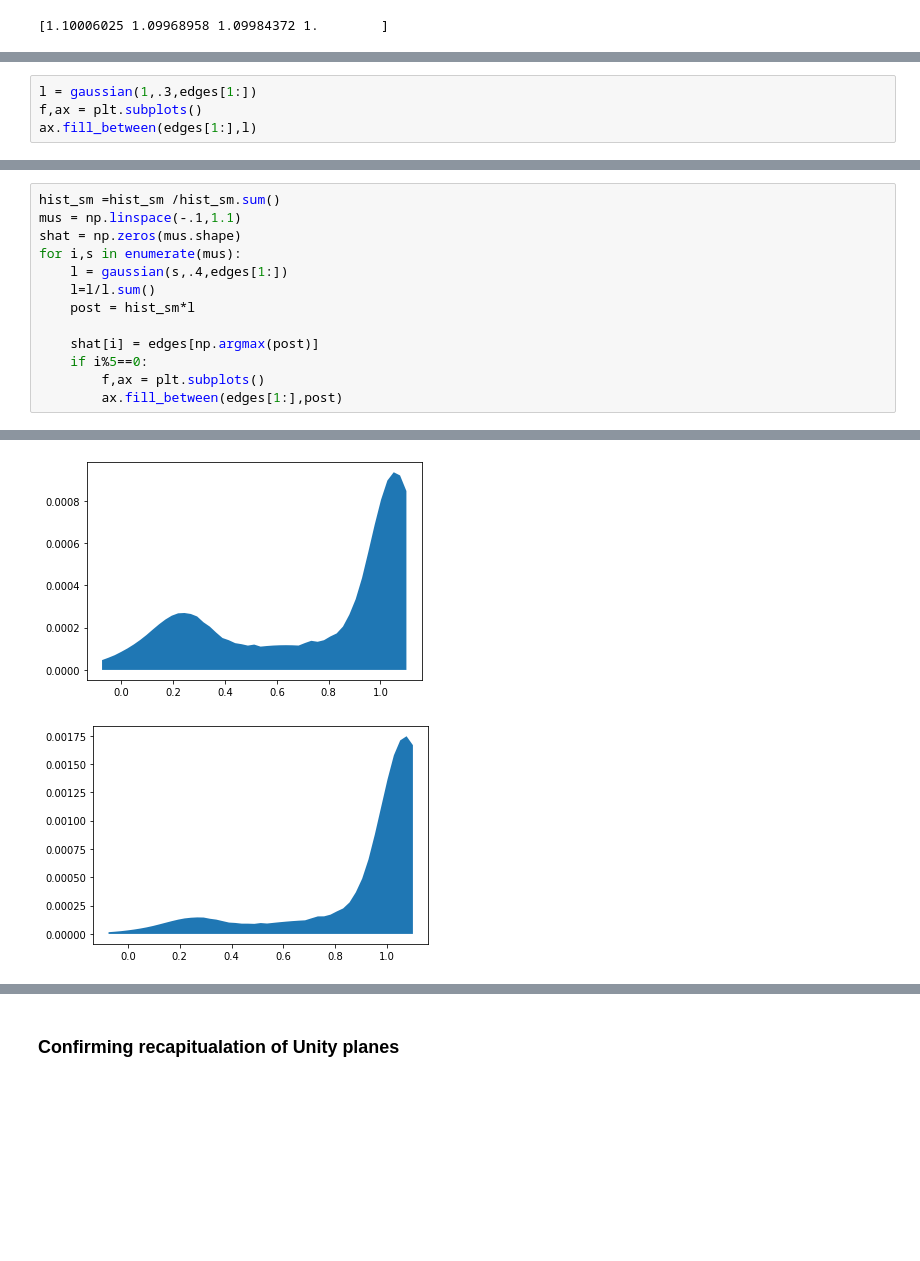
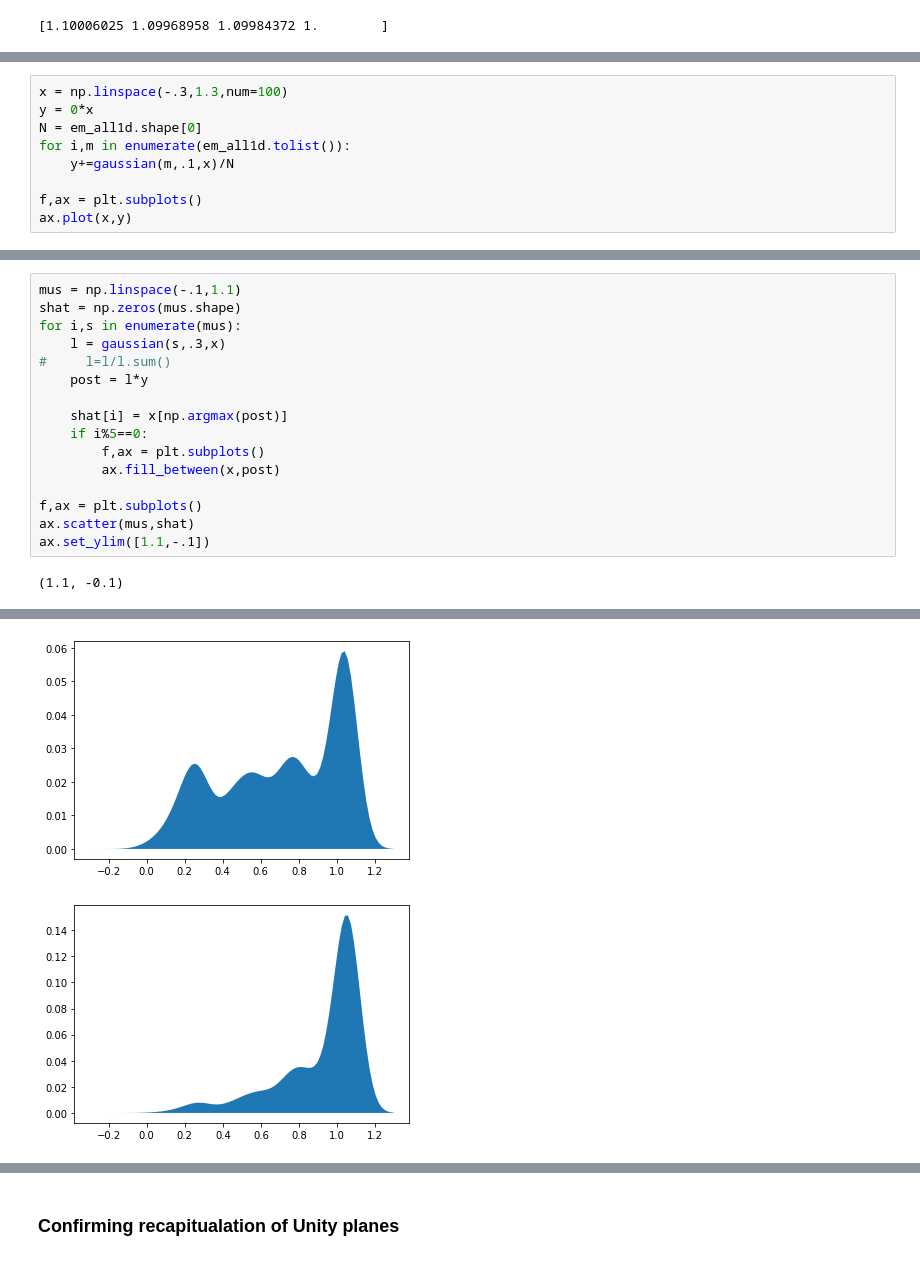
Before and after one commit to GiocomoLab/PlittGiocomo_2021, a Jupyter notebook: Prior4D.ipynb, the cells around one changed output, grey strips where cells are left out. Cells and saved outputs as stored; diff of their text form; blank space fills up the shorter version.

```diff
--- a/Prior4D.ipynb
+++ b/Prior4D.ipynb
@@ -132,4 +135,0 @@ hist_sm = sp.ndimage.filters.gaussian_filter1d(hist,4)
-# %%
-l = gaussian(1,.3,edges[1:])
-f,ax = plt.subplots()
-ax.fill_between(edges[1:],l)
@@ -138,0 +136,9 @@ ax.fill_between(edges[1:],l)
+# %%
+x = np.linspace(-.3,1.3,num=100)
+y = 0*x
+N = em_all1d.shape[0]
+for i,m in enumerate(em_all1d.tolist()):
+    y+=gaussian(m,.1,x)/N
+
+f,ax = plt.subplots()
+ax.plot(x,y)
@@ -139,14 +148,18 @@ ax.fill_between(edges[1:],l)
 # %%
-hist_sm =hist_sm /hist_sm.sum()
 mus = np.linspace(-.1,1.1)
 shat = np.zeros(mus.shape)
 for i,s in enumerate(mus):
-    l = gaussian(s,.4,edges[1:])
-    l=l/l.sum()
-    post = hist_sm*l
+    l = gaussian(s,.3,x)
+#     l=l/l.sum()
+    post = l*y
 
-    shat[i] = edges[np.argmax(post)]
+    shat[i] = x[np.argmax(post)]
     if i%5==0:
         f,ax = plt.subplots()
-        ax.fill_between(edges[1:],post)
+        ax.fill_between(x,post)
+
+f,ax = plt.subplots()
+ax.scatter(mus,shat)
+ax.set_ylim([1.1,-.1])
 # %% [output]
+(1.1, -0.1)
@@ -159,2 +172,2 @@ for i,s in enumerate(mus):
-[figure, old version]
+[figure, new version]
-[figure, old version]
+[figure, new version]
```
Also changed, not shown: parts of 15 cells of this notebook, 3 other files.
